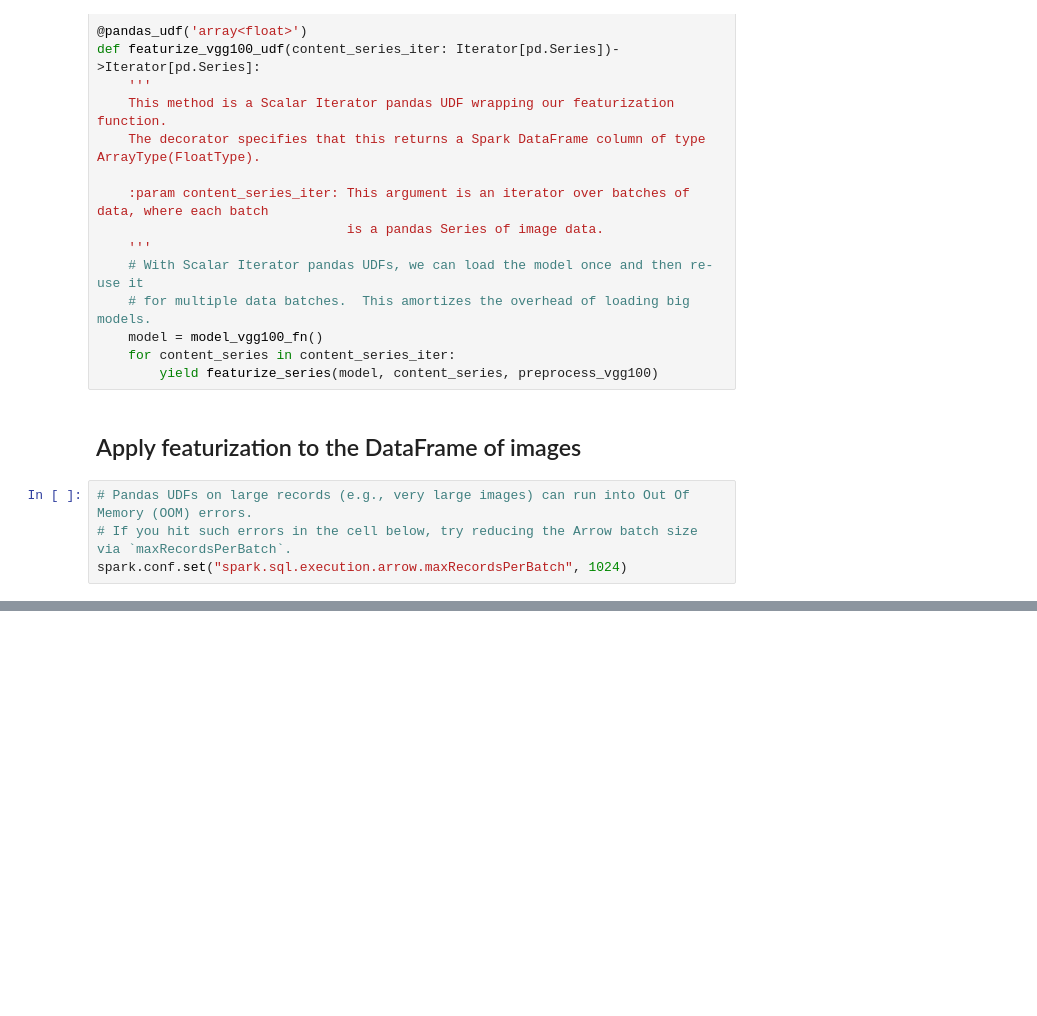
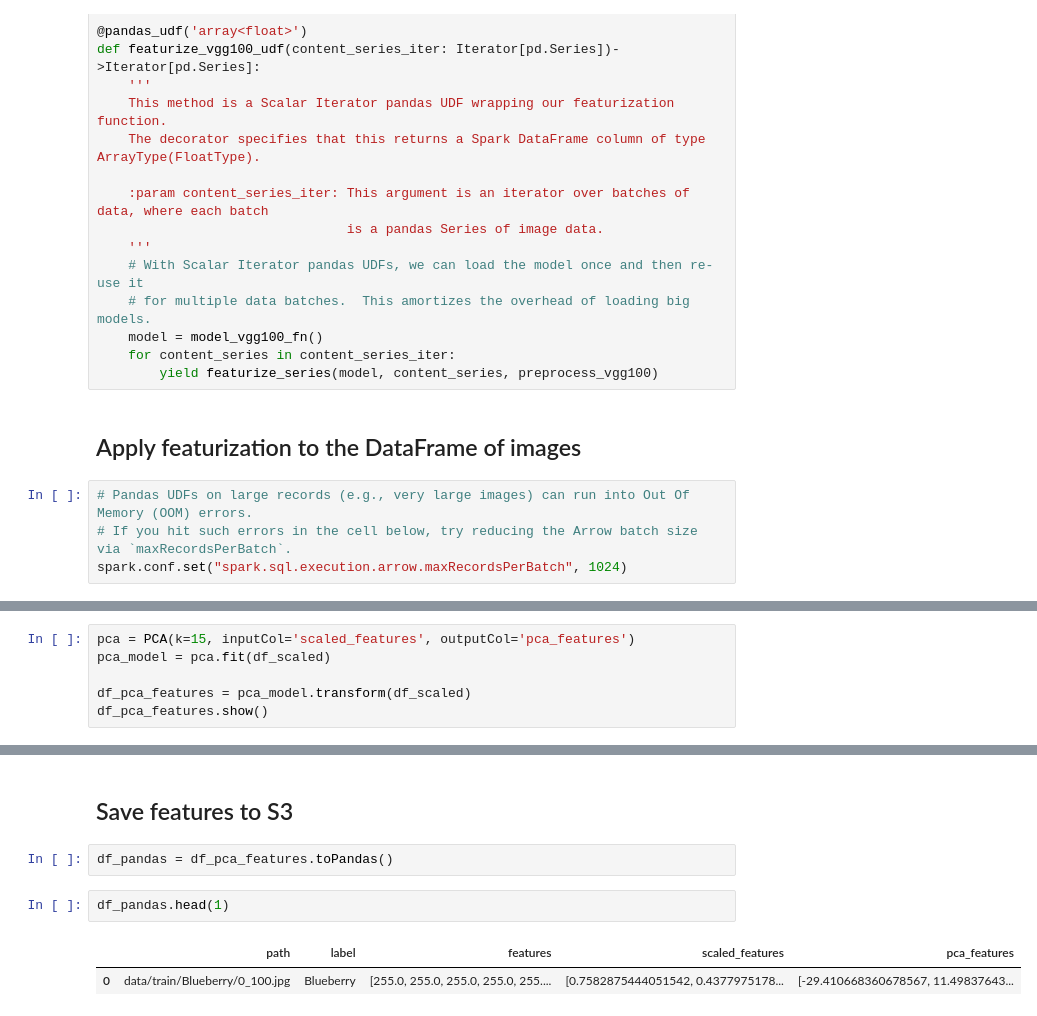
Before and after one commit to mrcreasey/oc-ds-p8-pyspark-deploy, a Jupyter notebook: pyspark_sur_sagemaker.ipynb, the cells around one changed output, grey strips where cells are left out. Saved outputs shown, nothing was run; the diff lists cells and outputs as text; blank space fills up the shorter version.

Commit message:
run PCA and save CSV to S3

```diff
--- a/pyspark_sur_sagemaker.ipynb
+++ b/pyspark_sur_sagemaker.ipynb
@@ -662,0 +746,6 @@ As this sagemaker notebook instance is `unable to load native-hadoop library for
+# %%
+pca = PCA(k=15, inputCol='scaled_features', outputCol='pca_features')
+pca_model = pca.fit(df_scaled)
+
+df_pca_features = pca_model.transform(df_scaled)
+df_pca_features.show()
@@ -662,0 +771,9 @@ As this sagemaker notebook instance is `unable to load native-hadoop library for
+# %% [markdown]
+## Save features to S3
+# %%
+df_pandas = df_pca_features.toPandas()
+# %%
+df_pandas.head(1)
+# %% [output]
+|  | path | label | features | scaled_features | pca_features |
+| 0 | data/train/Blueberry/0_100.jpg | Blueberry | [255.0, 255.0, 255.0, 255.0, 255.... | [0.7582875444051542, 0.4377975178... | [-29.410668360678567, 11.49837643... |
```
Also changed, not shown: parts of 26 cells of this notebook.
